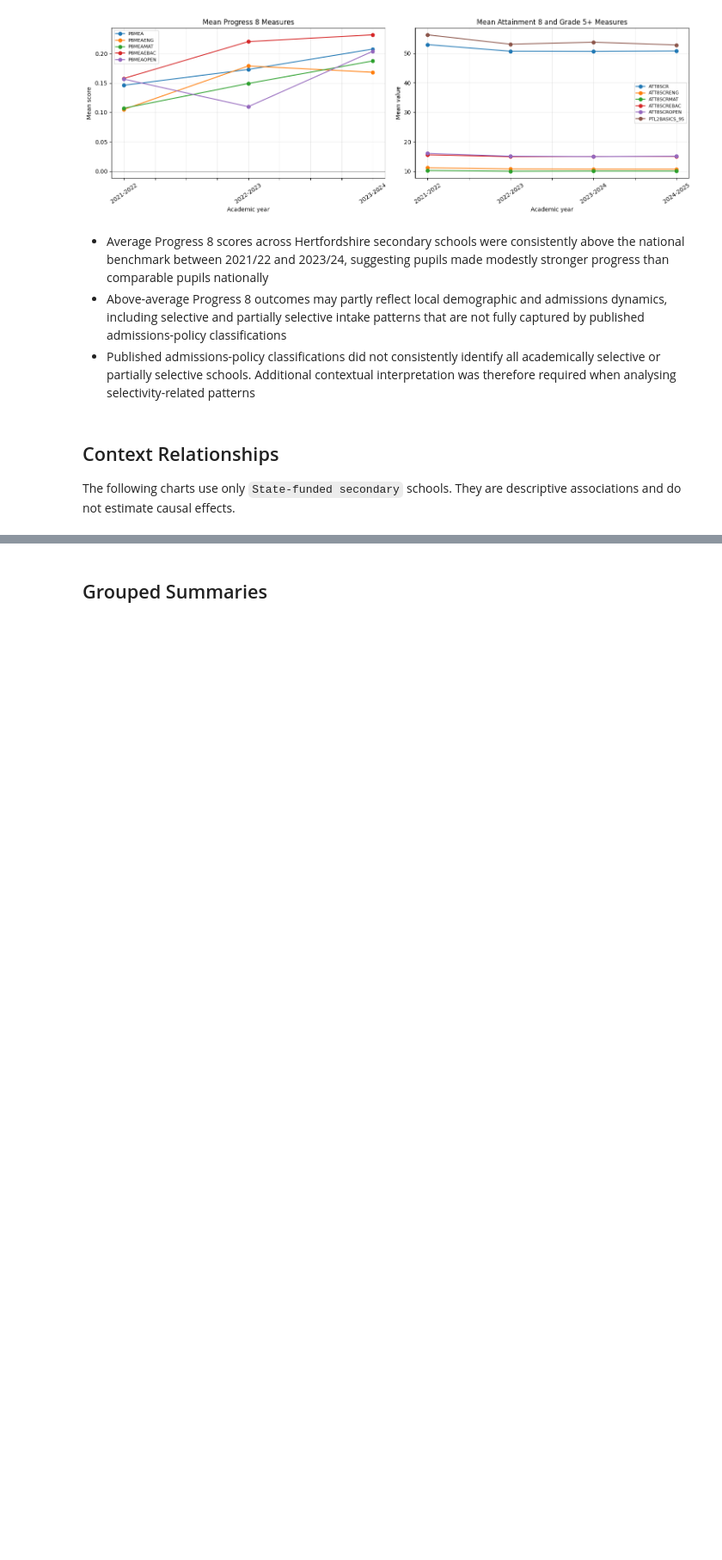
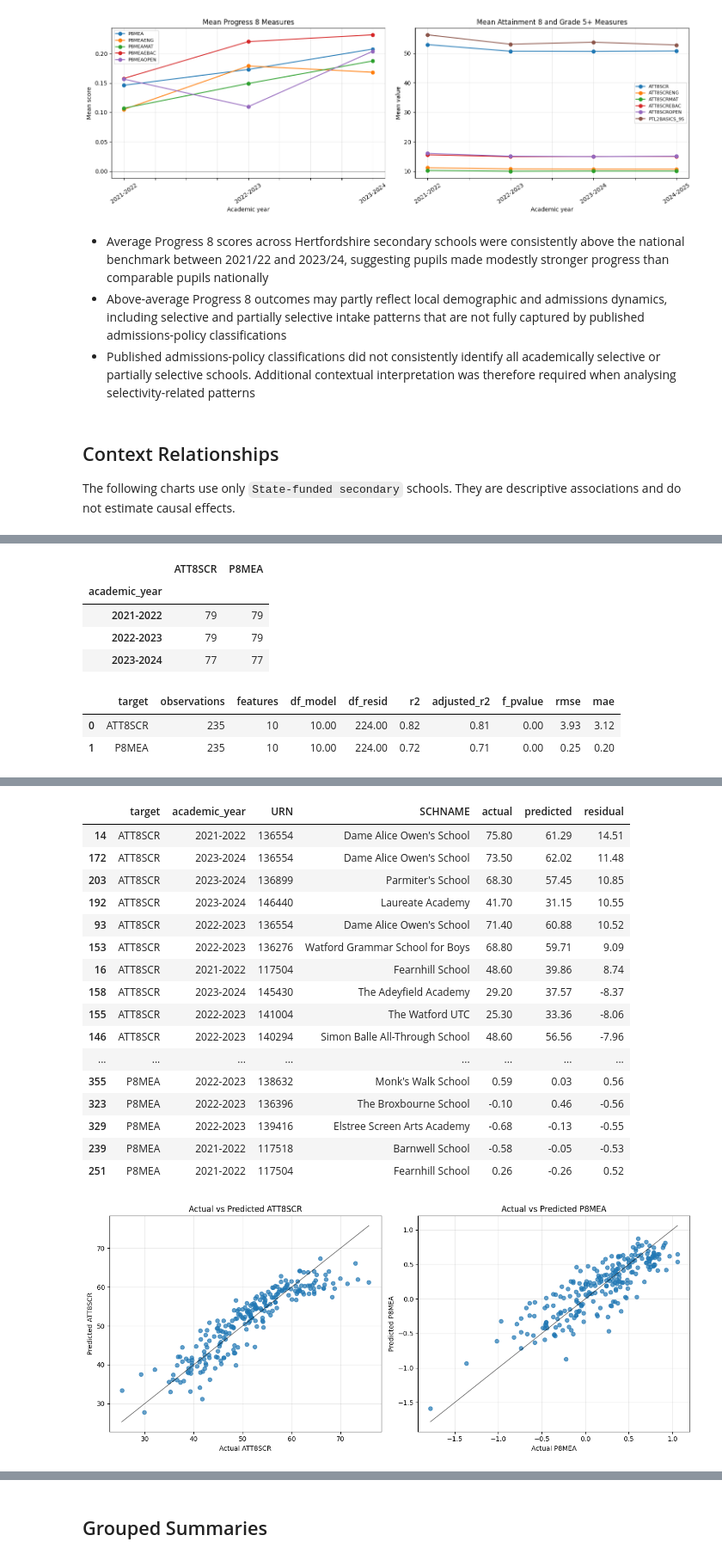
Before and after one commit to JShi12/Hertfordshire-Secondary-School-Performance-Analysis, a Jupyter notebook: Hertfordshire-Secondary-School-Performance-Analysis.ipynb, the cells around one changed output, grey strips where cells are left out. Shown at 86% size. Drawn from its saved outputs; the diff is of its cells as text; code cells hidden in the pictures; blank space fills up the shorter version.

Commit message:
Updated regression modelling using sm.OLS

```diff
--- a/Hertfordshire-Secondary-School-Performance-Analysis.ipynb
+++ b/Hertfordshire-Secondary-School-Performance-Analysis.ipynb
@@ -639,21 +654,18 @@ for target in REGRESSION_TARGETS:
     X_numeric = (X_numeric_raw - feature_means) / feature_stds
     X_categorical = pd.get_dummies(regression_data[REGRESSION_CATEGORICAL_FEATURES], drop_first=True, dtype=float)
     X = pd.concat([X_numeric, X_categorical], axis=1)
-    X.insert(0, "Intercept", 1.0)
+    X = sm.add_constant(X, has_constant="add").rename(columns={"const": "Intercept"})
     y = regression_data[target].astype(float)
 
-    beta, residuals, rank, singular_values = np.linalg.lstsq(X.to_numpy(dtype=float), y.to_numpy(dtype=float), rcond=None)
-    predicted = X.to_numpy(dtype=float) @ beta
-    errors = y.to_numpy(dtype=float) - predicted
+    model = sm.OLS(y, X).fit()
+    predicted = model.predict(X)
+    errors = y - predicted
 
     n_obs = len(y)
     n_features = X.shape[1] - 1
-    sse = float(np.sum(errors**2))
-    sst = float(np.sum((y - y.mean()) ** 2))
-    r2 = 1 - sse / sst
-    adj_r2 = 1 - (1 - r2) * (n_obs - 1) / (n_obs - n_features - 1)
     rmse = float(np.sqrt(np.mean(errors**2)))
     mae = float(np.mean(np.abs(errors)))
+    confidence_intervals = model.conf_int().rename(columns={0: "ci_lower", 1: "ci_upper"})
 
     regression_row_counts.append(regression_data.groupby("academic_year").size().rename(target))
     regression_summaries.append(
@@ -661,16 +673,28 @@ for target in REGRESSION_TARGETS:
             "target": target,
             "observations": n_obs,
             "features": n_features,
-            "rank": rank,
-            "r2": r2,
-            "adjusted_r2": adj_r2,
+            "df_model": model.df_model,
+            "df_resid": model.df_resid,
+            "r2": model.rsquared,
+            "adjusted_r2": model.rsquared_adj,
+            "f_pvalue": model.f_pvalue,
             "rmse": rmse,
             "mae": mae,
         }
     )
 
     coefficient_tables.append(
-        pd.DataFrame({"target": target, "feature": X.columns, "coefficient": beta})
+        pd.DataFrame(
+            {
+                "target": target,
+                "feature": model.params.index,
+                "coefficient": model.params.values,
+                "std_error": model.bse.values,
+                "t_stat": model.tvalues.values,
+                "p_value": model.pvalues.values,
+            }
+        )
+        .merge(confidence_intervals.reset_index().rename(columns={"index": "feature"}), on="feature", how="left")
         .assign(abs_coefficient=lambda frame: frame["coefficient"].abs())
         .sort_values("abs_coefficient", ascending=False)
         .drop(columns="abs_coefficient")
@@ -694,7 +718,7 @@ display(
     prediction_results.assign(abs_residual=lambda frame: frame["residual"].abs())
     .sort_values(["target", "abs_residual"], ascending=[True, False])
     .groupby("target")
-    .head(15)
+    .head(10)
     .drop(columns="abs_residual")
     .round(2)
 )
@@ -711,3 +735,12 @@ for axis, target in zip(np.atleast_1d(axes), REGRESSION_TARGETS):
     axis.set_ylabel(f"Predicted {target}")
     axis.grid(alpha=0.25)
 plt.tight_layout()
+# %% [output]
+|  | ATT8SCR | P8MEA |
+| academic_year |  |  |
+| 2021-2022 | 79 | 79 |
+| 2022-2023 | 79 | 79 |
+| 2023-2024 | 77 | 77 |
+|  | target | observations | features | df_model | df_resid | r2 | adjusted_r2 | f_pvalue | rmse | mae |
+| 0 | ATT8SCR | 235 | 10 | 10.00 | 224.00 | 0.82 | 0.81 | 0.00 | 3.93 | 3.12 |
+| 1 | P8MEA | 235 | 10 | 10.00 | 224.00 | 0.72 | 0.71 | 0.00 | 0.25 | 0.20 |
@@ -713,0 +764,18 @@ plt.tight_layout()
+|  | target | academic_year | URN | SCHNAME | actual | predicted | residual |
+| 14 | ATT8SCR | 2021-2022 | 136554 | Dame Alice Owen's School | 75.80 | 61.29 | 14.51 |
+| 172 | ATT8SCR | 2023-2024 | 136554 | Dame Alice Owen's School | 73.50 | 62.02 | 11.48 |
+| 203 | ATT8SCR | 2023-2024 | 136899 | Parmiter's School | 68.30 | 57.45 | 10.85 |
+| 192 | ATT8SCR | 2023-2024 | 146440 | Laureate Academy | 41.70 | 31.15 | 10.55 |
+| 93 | ATT8SCR | 2022-2023 | 136554 | Dame Alice Owen's School | 71.40 | 60.88 | 10.52 |
+| 153 | ATT8SCR | 2022-2023 | 136276 | Watford Grammar School for Boys | 68.80 | 59.71 | 9.09 |
+| 16 | ATT8SCR | 2021-2022 | 117504 | Fearnhill School | 48.60 | 39.86 | 8.74 |
+| 158 | ATT8SCR | 2023-2024 | 145430 | The Adeyfield Academy | 29.20 | 37.57 | -8.37 |
+| 155 | ATT8SCR | 2022-2023 | 141004 | The Watford UTC | 25.30 | 33.36 | -8.06 |
+| 146 | ATT8SCR | 2022-2023 | 140294 | Simon Balle All-Through School | 48.60 | 56.56 | -7.96 |
+| ... | ... | ... | ... | ... | ... | ... | ... |
+| 355 | P8MEA | 2022-2023 | 138632 | Monk's Walk School | 0.59 | 0.03 | 0.56 |
+| 323 | P8MEA | 2022-2023 | 136396 | The Broxbourne School | -0.10 | 0.46 | -0.56 |
+| 329 | P8MEA | 2022-2023 | 139416 | Elstree Screen Arts Academy | -0.68 | -0.13 | -0.55 |
+| 239 | P8MEA | 2021-2022 | 117518 | Barnwell School | -0.58 | -0.05 | -0.53 |
+| 251 | P8MEA | 2021-2022 | 117504 | Fearnhill School | 0.26 | -0.26 | 0.52 |
+[figure, added]
```
Also changed, not shown: parts of 16 cells of this notebook, 1 other file.
